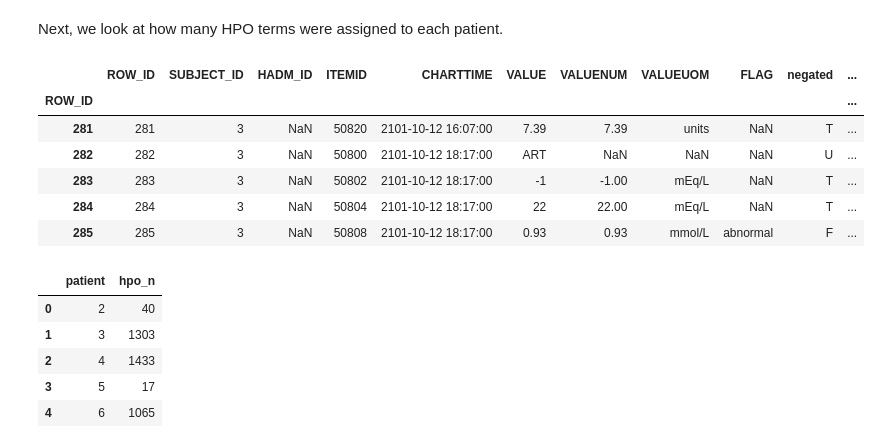
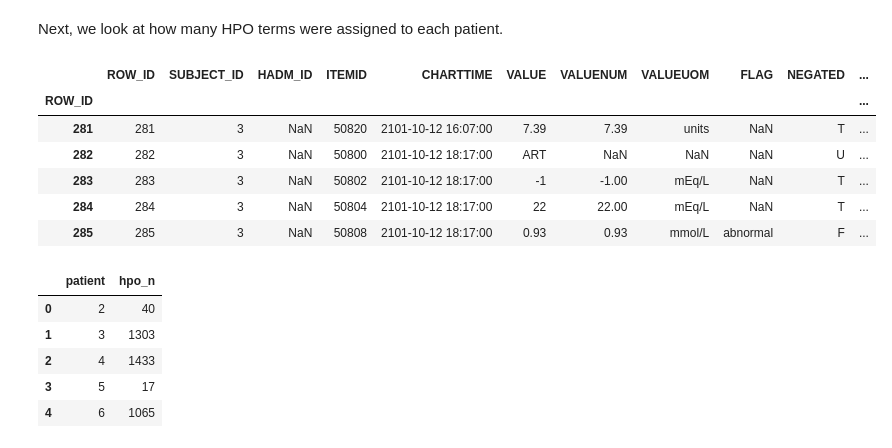
Before and after one commit to TheJacksonLaboratory/MIMIC_HPO, a Jupyter notebook: src/main/resources/EDA.ipynb, the cells around one changed output. Saved outputs shown, nothing was run; the diff lists cells and outputs as text; code cells hidden in the pictures.

```diff
--- a/src/main/resources/EDA.ipynb
+++ b/src/main/resources/EDA.ipynb
@@ -67,12 +67,4 @@ lab_sum.merge(lab_dict, on = 'ITEMID', how = 'outer').head()
 ## Explore lab tests after loinc2hpo transformation.
 Note the transformed data is not uploaded to the repo or the MySQL database yet...
 # %%
-mimic2hpo = pd.read_csv('~/Desktop/mimic2hpo.tsv', sep = '\t', header = None)
+mimic2hpo = pd.read_csv('lab2hpo.csv', sep = ',')
-# %%
-mimic2hpo.rename(columns = {0:'row_id',
-                            1:'item_id',
-                            2:'value',
-                            3:'flag',
-                            4:'negated',
-                            5:'hpo'}, inplace = True)
-mimic2hpo.head()
@@ -112,13 +106,13 @@ The last reason for not being able to transform into HPO is `ERROR4: interpretat
 # %% [markdown]
 Next, we look at how many HPO terms were assigned to each patient.
 # %%
-mimic2hpo = mimic2hpo.set_index(mimic2hpo.row_id)
+mimic2hpo = mimic2hpo.set_index(mimic2hpo.ROW_ID)
 labevents = labevents.set_index(labevents.ROW_ID)
 # %%
-combined = labevents.join(mimic2hpo[['negated', 'hpo']], how = 'left')
+combined = labevents.join(mimic2hpo[['NEGATED', 'MAP_TO']], how = 'left')
 combined.head()
 # %% [output]
-|  | ROW_ID | SUBJECT_ID | HADM_ID | ITEMID | CHARTTIME | VALUE | VALUENUM | VALUEUOM | FLAG | negated | ... |
+|  | ROW_ID | SUBJECT_ID | HADM_ID | ITEMID | CHARTTIME | VALUE | VALUENUM | VALUEUOM | FLAG | NEGATED | ... |
 | ROW_ID |  |  |  |  |  |  |  |  |  |  | ... |
 | 281 | 281 | 3 | NaN | 50820 | 2101-10-12 16:07:00 | 7.39 | 7.39 | units | NaN | T | ... |
 | 282 | 282 | 3 | NaN | 50800 | 2101-10-12 18:17:00 | ART | NaN | NaN | NaN | U | ... |
```
Also changed, not shown: parts of 7 cells of this notebook, 16 other files.
